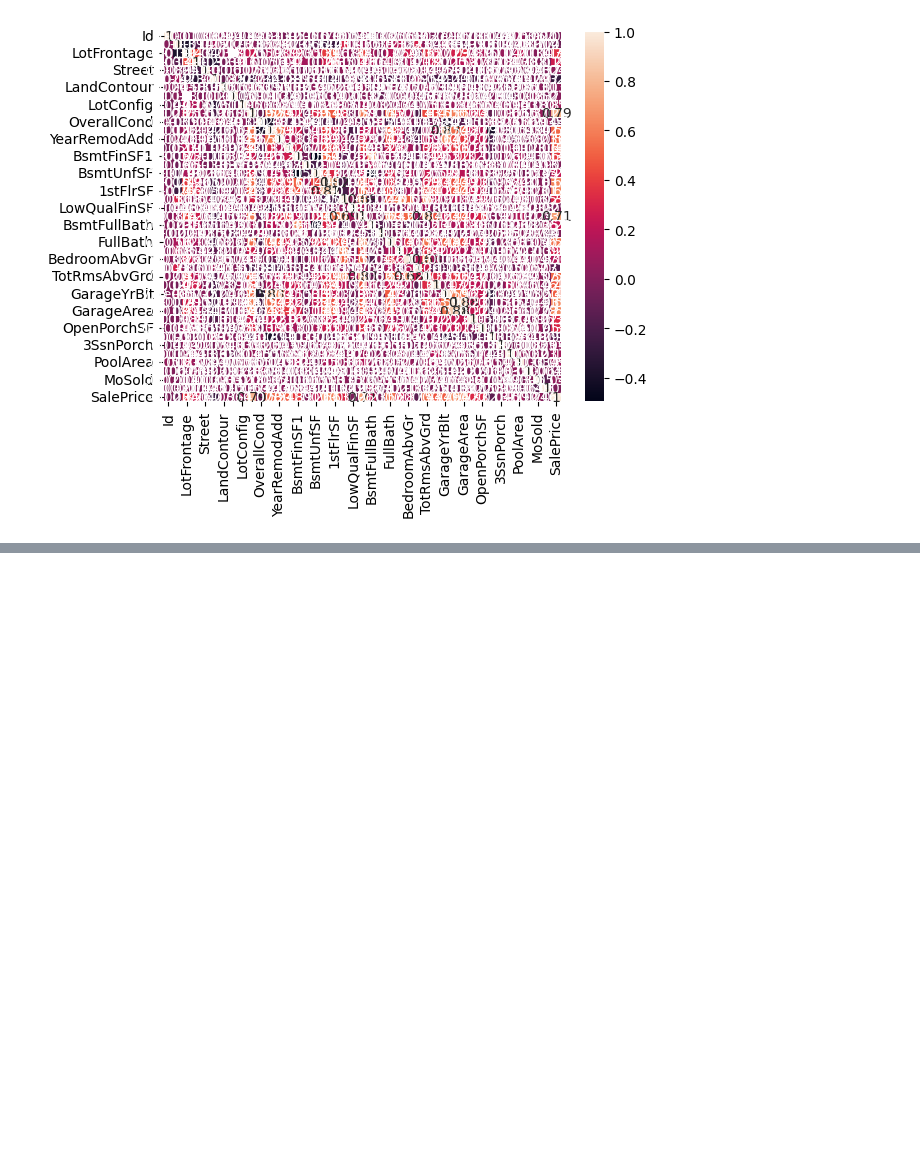
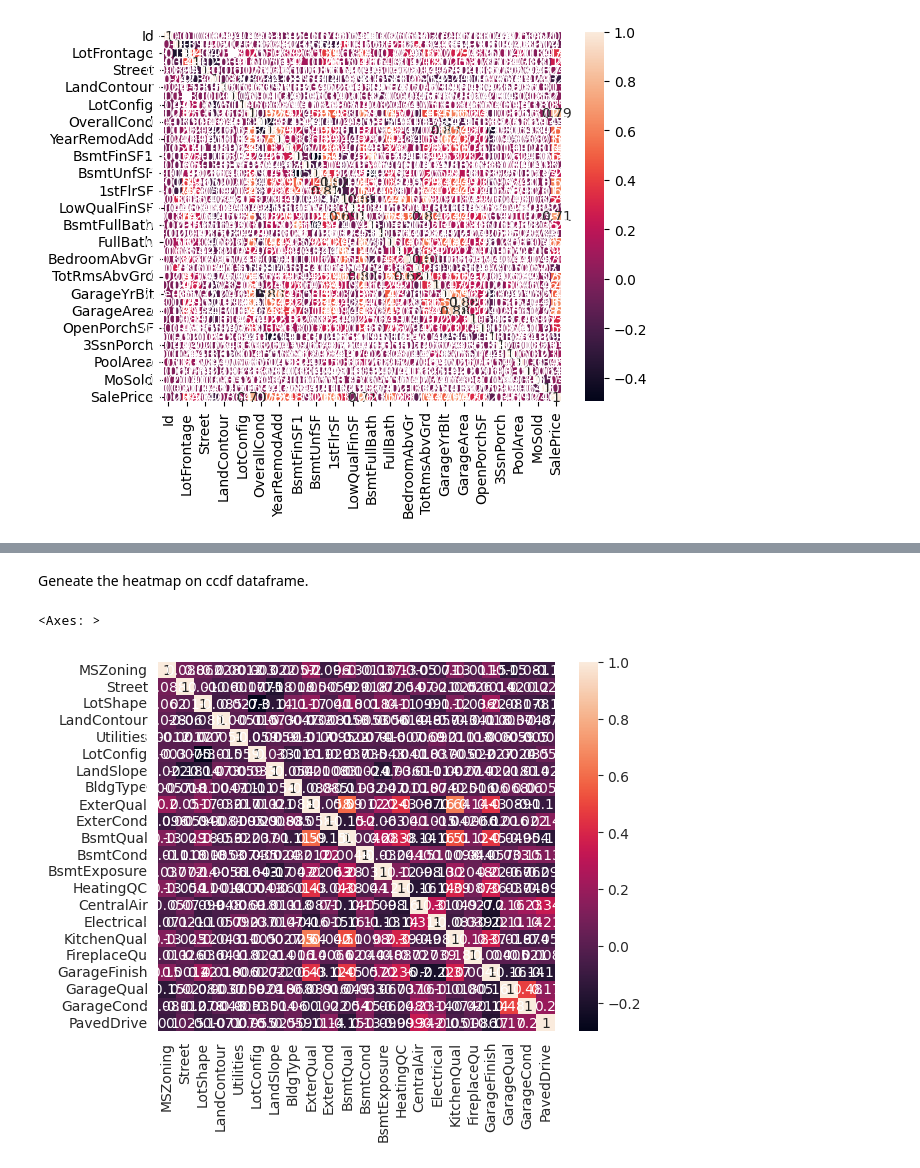
Before and after one commit to OBULAMRANA/Capstone20.1, a Jupyter notebook: Capstone20_1.ipynb, the cells around one changed output, grey strips where cells are left out. Cells and saved outputs as stored; diff of their text form; code cells hidden in the pictures; blank space fills up the shorter version.

```diff
--- a/Capstone20_1.ipynb
+++ b/Capstone20_1.ipynb
@@ -331,0 +392,21 @@ sns.heatmap(correlation_cdf, annot = True)
+# %%
+cdf['BsmtQual'] = df['BsmtQual'].fillna(df['BsmtQual'].mode()[0])
+cdf['BsmtCond'] = df['BsmtCond'].fillna(df['BsmtCond'].mode()[0])
+cdf['BsmtExposure'] = df['BsmtExposure'].fillna(df['BsmtExposure'].mode()[0])
+
+
+cdf['LotFrontage'] = cdf['LotFrontage'].fillna(cdf['LotFrontage'].mean())
+cdf['MasVnrArea'] = cdf['MasVnrArea'].fillna(cdf['MasVnrArea'].mean())
+
+cdf['FireplaceQu'] = cdf['FireplaceQu'].ffill()
+cdf['GarageFinish'] = cdf['GarageFinish'].ffill()
+
+cdf['GarageQual'] = cdf['GarageQual'].bfill()
+cdf['GarageCond'] = cdf['GarageCond'].ffill()
+
+
+cdf['GarageYrBlt'] = cdf['GarageYrBlt'].fillna(cdf['YearBuilt'])
+
+
+
+cdf.info()
@@ -331,0 +433,3 @@ sns.heatmap(correlation_cdf, annot = True)
+# %%
+from sklearn.preprocessing import OrdinalEncoder
+ccdf = pd.DataFrame(OrdinalEncoder().fit_transform(cdf[categorical_columns_cdf]), columns=categorical_columns_cdf)
@@ -331,0 +458,8 @@ sns.heatmap(correlation_cdf, annot = True)
+# %% [markdown]
+Geneate the heatmap on ccdf dataframe.
+# %%
+correlation_ccdf = ccdf.corr(numeric_only = True)
+sns.heatmap(correlation_ccdf, annot = True)
+# %% [output]
+<Axes: >
+[figure, added]
```
Also changed, not shown: parts of 15 cells of this notebook.
